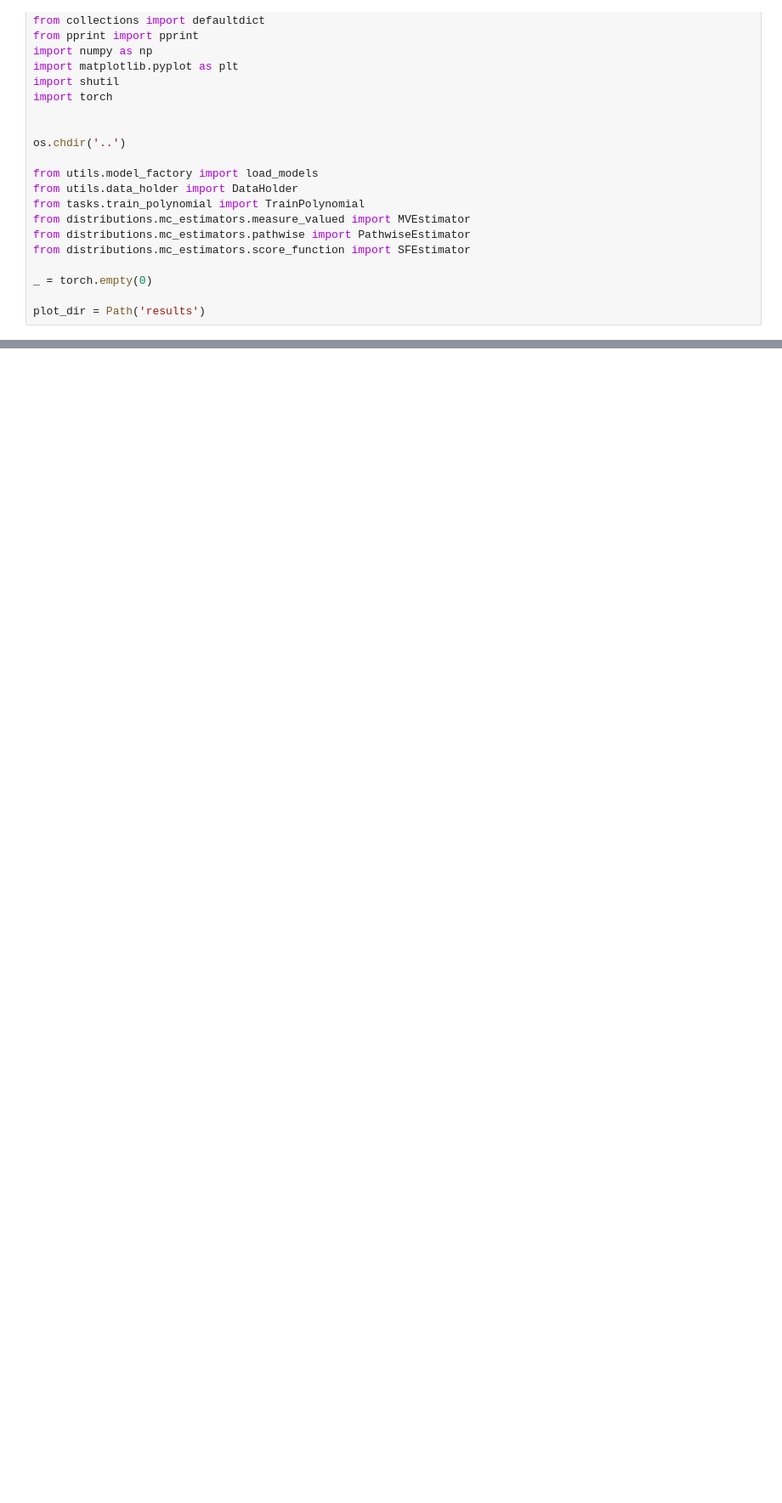
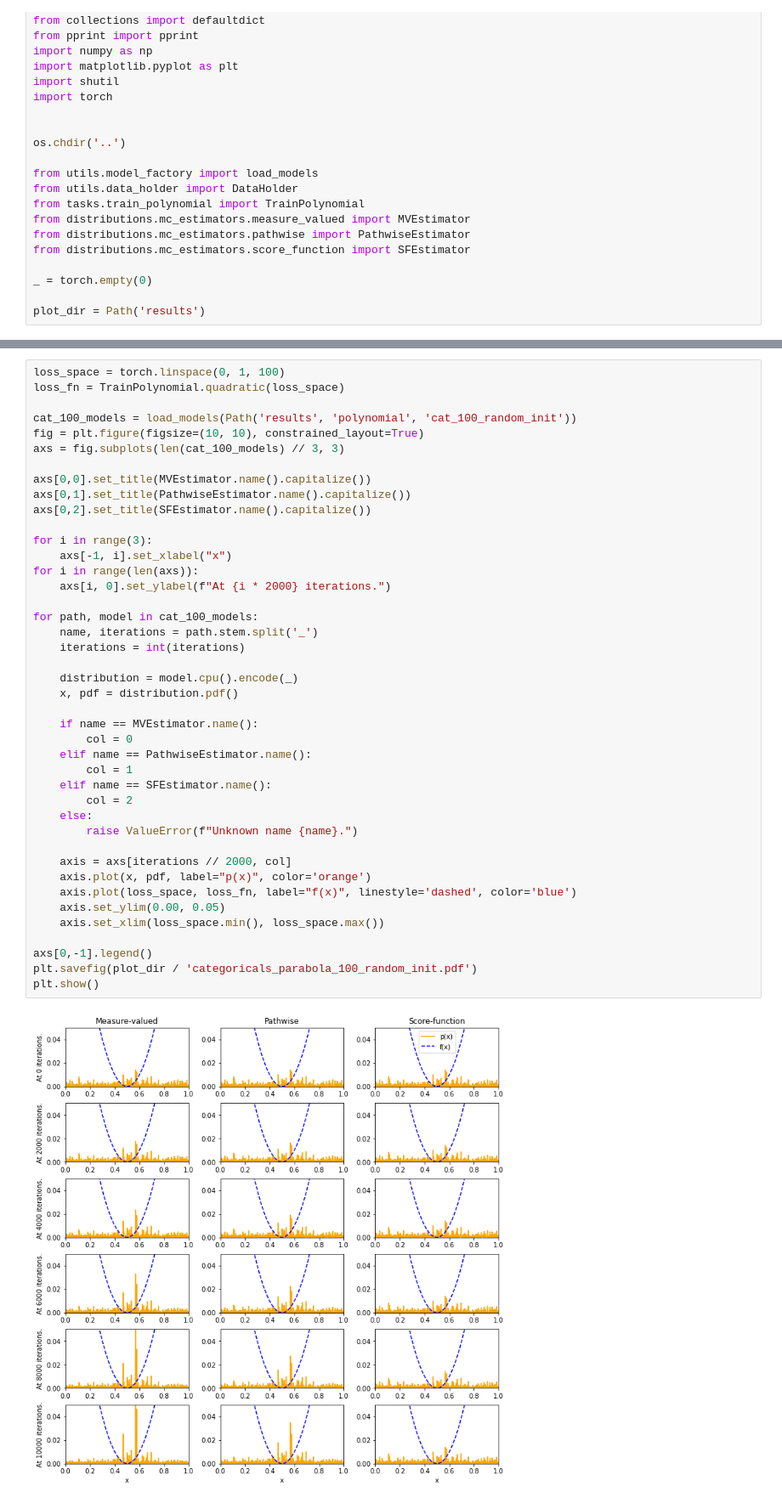
Before and after one commit to M8is/master-thesis-code, a Jupyter notebook: notebooks/plot-polynomial.ipynb, the cells around one changed output, grey strips where cells are left out. Shown at 85% size. Saved outputs shown, nothing was run; the diff lists cells and outputs as text; blank space fills up the shorter version.

Commit message:
Add some categorical experiments

```diff
--- a/notebooks/plot-polynomial.ipynb
+++ b/notebooks/plot-polynomial.ipynb
@@ -194,0 +195,44 @@ plt.show()
+# %%
+loss_space = torch.linspace(0, 1, 100)
+loss_fn = TrainPolynomial.quadratic(loss_space)
+
+cat_100_models = load_models(Path('results', 'polynomial', 'cat_100_random_init'))
+fig = plt.figure(figsize=(10, 10), constrained_layout=True)
+axs = fig.subplots(len(cat_100_models) // 3, 3)
+
+axs[0,0].set_title(MVEstimator.name().capitalize())
+axs[0,1].set_title(PathwiseEstimator.name().capitalize())
+axs[0,2].set_title(SFEstimator.name().capitalize())
+
+for i in range(3):
+    axs[-1, i].set_xlabel("x")
+for i in range(len(axs)):
+    axs[i, 0].set_ylabel(f"At {i * 2000} iterations.")
+
+for path, model in cat_100_models:
+    name, iterations = path.stem.split('_')
+    iterations = int(iterations)
+
+    distribution = model.cpu().encode(_)
+    x, pdf = distribution.pdf()
+
+    if name == MVEstimator.name():
+        col = 0
+    elif name == PathwiseEstimator.name():
+        col = 1
+    elif name == SFEstimator.name():
+        col = 2
+    else:
+        raise ValueError(f"Unknown name {name}.")
+
+    axis = axs[iterations // 2000, col]
+    axis.plot(x, pdf, label="p(x)", color='orange')
+    axis.plot(loss_space, loss_fn, label="f(x)", linestyle='dashed', color='blue')
+    axis.set_ylim(0.00, 0.05)
+    axis.set_xlim(loss_space.min(), loss_space.max())
+
+axs[0,-1].legend()
+plt.savefig(plot_dir / 'categoricals_parabola_100_random_init.pdf')
+plt.show()
+# %% [output]
+[figure, added]
```
Also changed, not shown: parts of 2 cells of this notebook, 3 other files.
